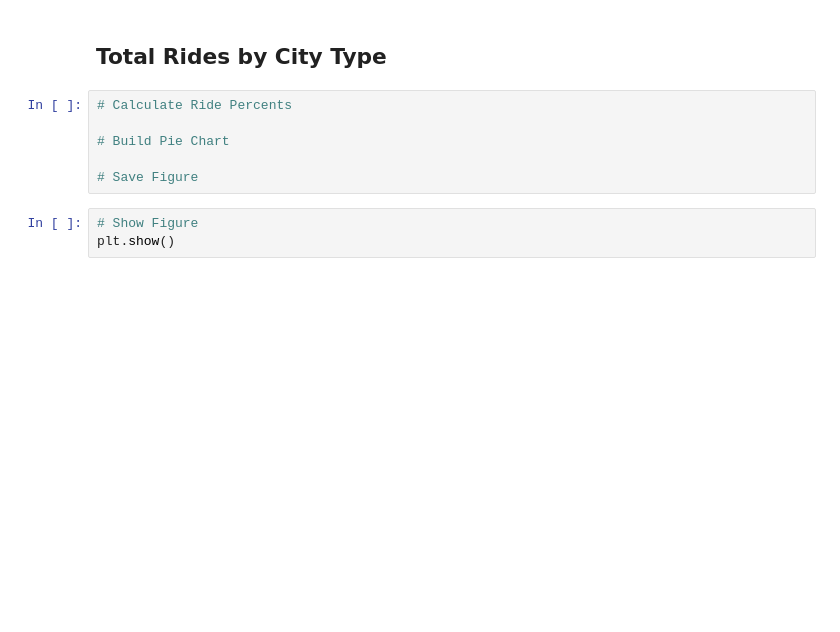
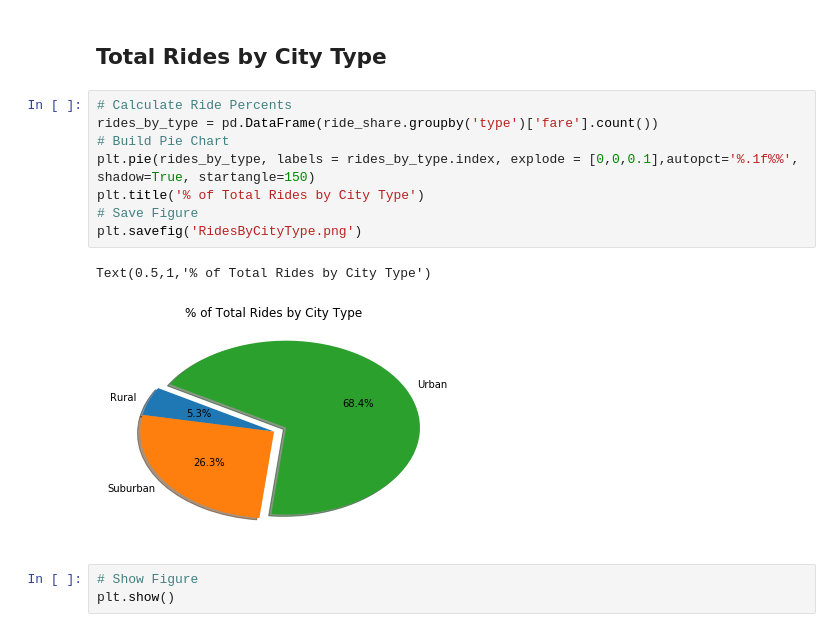
Before and after one commit to johngiglio/Ride-Share-Analysis, a Jupyter notebook: pyber_analysis_JRG.ipynb, the cells around one changed output. Cells and saved outputs as stored; diff of their text form; blank space fills up the shorter version.

```diff
--- a/pyber_analysis_JRG.ipynb
+++ b/pyber_analysis_JRG.ipynb
@@ -220,11 +225,16 @@ plt.show()
 # %% [markdown]
 ## Total Rides by City Type
-# %%
-# Calculate Ride Percents
-
-# Build Pie Chart
-
-# Save Figure
+# %%
+# Calculate Ride Percents
+rides_by_type = pd.DataFrame(ride_share.groupby('type')['fare'].count())
+# Build Pie Chart
+plt.pie(rides_by_type, labels = rides_by_type.index, explode = [0,0,0.1],autopct='%.1f%%', shadow=True, startangle=150)
+plt.title('% of Total Rides by City Type')
+# Save Figure
+plt.savefig('RidesByCityType.png')
+# %% [output]
+Text(0.5,1,'% of Total Rides by City Type')
+[figure, added]
 # %%
 # Show Figure
 plt.show()
```
Also changed, not shown: parts of 7 cells of this notebook.
